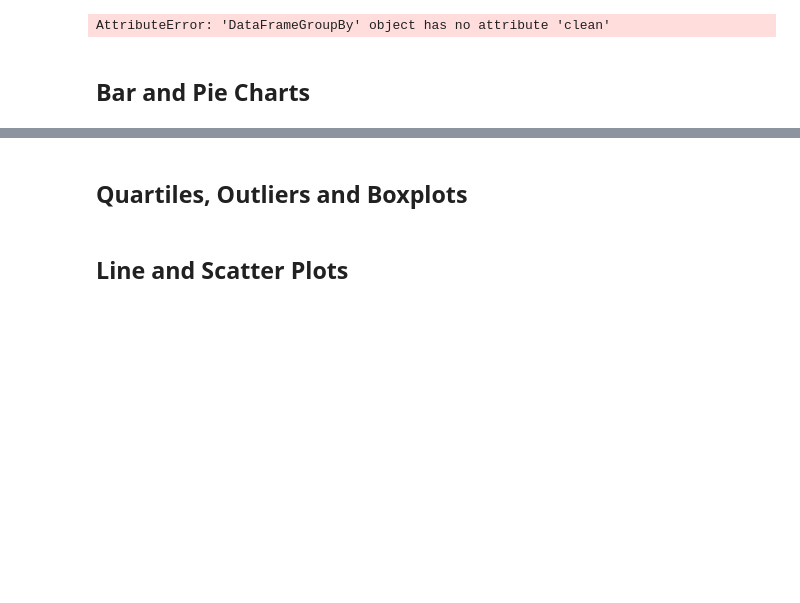
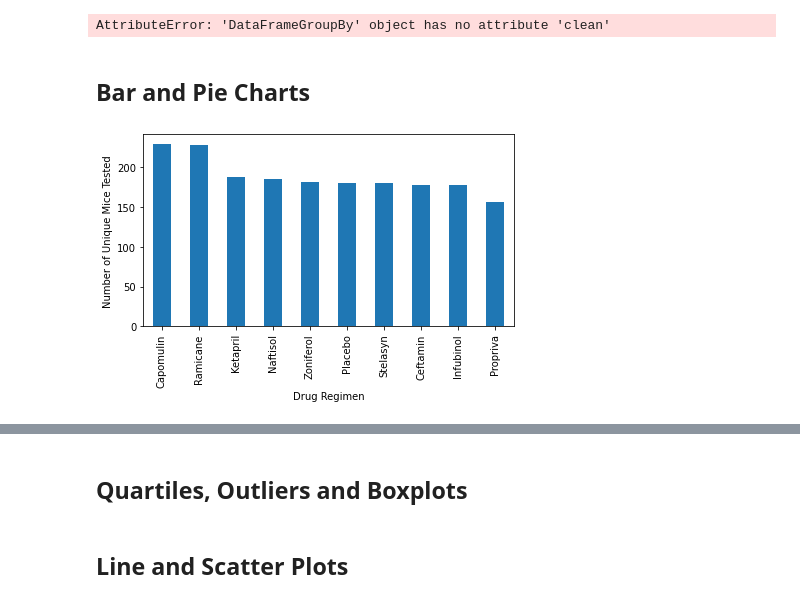
Before and after one commit to MaxWoodworth/matplotlib-challenge, a Jupyter notebook: Pymaceuticals/pymaceuticals_starter.ipynb, the cells around one changed output, grey strips where cells are left out. Drawn from its saved outputs; the diff is of its cells as text; code cells hidden in the pictures; blank space fills up the shorter version.

Commit message:
Bar and Pie Charts

```diff
--- a/Pymaceuticals/pymaceuticals_starter.ipynb
+++ b/Pymaceuticals/pymaceuticals_starter.ipynb
@@ -171,5 +171,17 @@ AttributeError: 'DataFrameGroupBy' object has no attribute 'clean'
 ## Bar and Pie Charts
 # %%
 # Generate a bar plot showing the total number of unique mice tested on each drug regimen using pandas.
+grouped = clean["Drug Regimen"].value_counts()
+
+
+bar = grouped.plot(kind='bar')
+
+bar.set_ylabel("Number of Unique Mice Tested")
+bar.set_xlabel("Drug Regimen")
+plt.tight_layout()
+plot1 = plt.figure(1)
+plt.show()
+# %% [output]
+[figure, added]
 # %%
 # Generate a bar plot showing the total number of unique mice tested on each drug regimen using pyplot.
```
Also changed, not shown: parts of 4 cells of this notebook.
